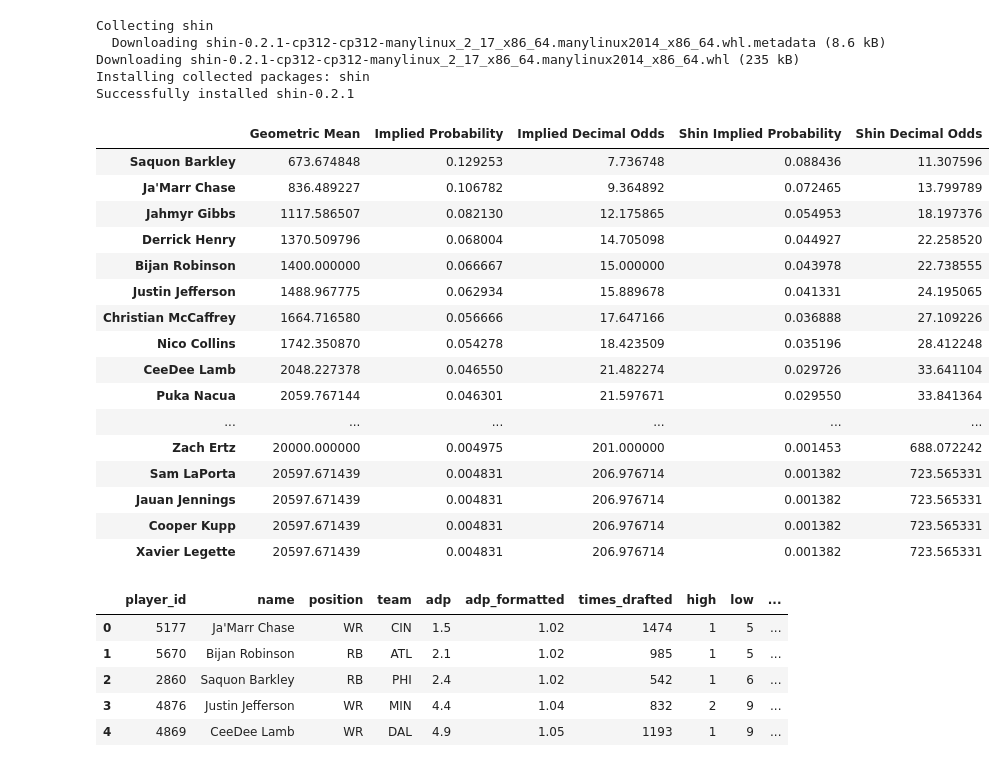
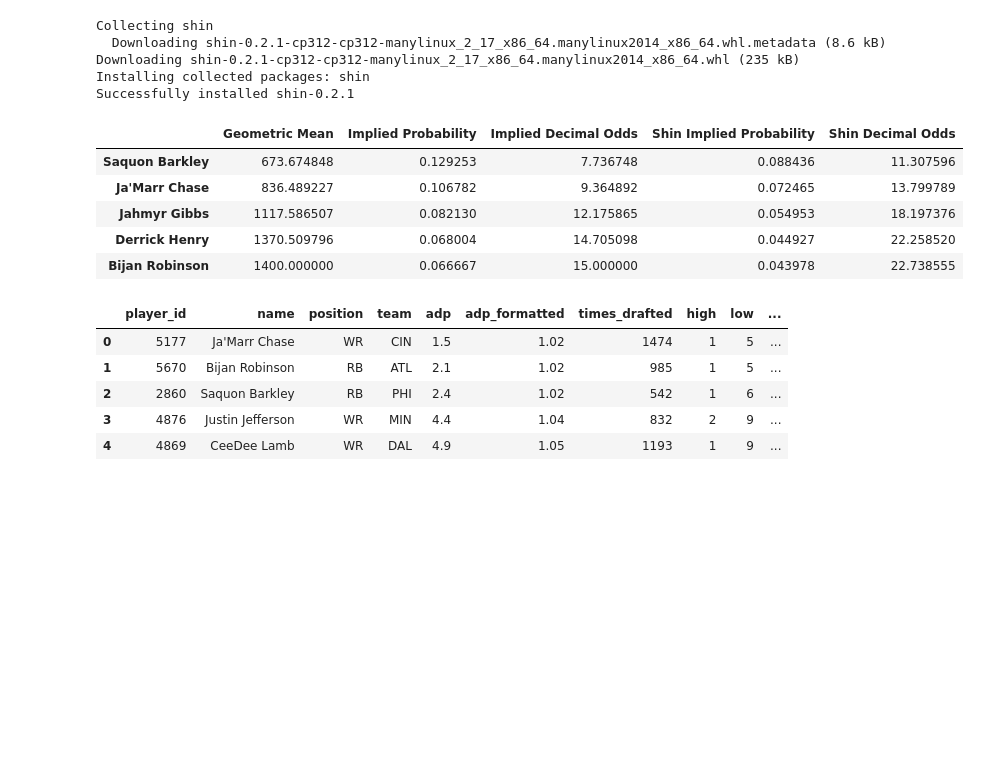
Before and after one commit to mtdiedrich/NFL-Fantasy-Projection, a Jupyter notebook: OPOY_Upside.ipynb, the cells around one changed output. Drawn from its saved outputs; the diff is of its cells as text; code cells hidden in the pictures; blank space fills up the shorter version.

```diff
--- a/OPOY_Upside.ipynb
+++ b/OPOY_Upside.ipynb
@@ -128,45 +102,32 @@ Successfully installed shin-0.2.1
 # %%
 #@title Adjust for vig using the Shin method
 
 shin_df = df[['Geometric Mean', 'Implied Probability']].copy()
 
 # assign an arbitary small probability for players without odds
 shin_df['Implied Probability'] = shin_df['Implied Probability'].fillna(.001)
 
 # the shin method requires decimal odds
 shin_df['Implied Decimal Odds'] = 1 / shin_df['Implied Probability']
 
 from shin import calculate_implied_probabilities
 
 shin_df['Shin Implied Probability'] = calculate_implied_probabilities(
     shin_df['Implied Decimal Odds'])
 
 
 shin_df['Shin Decimal Odds'] = 1 / shin_df['Shin Implied Probability']
 
 shin_df = shin_df.sort_values('Shin Implied Probability', ascending=False)
 
-pd.set_option('display.max_rows', 100)
-
-shin_df.head(100)
+shin_df.head()
 # %% [output]
 |  | Geometric Mean | Implied Probability | Implied Decimal Odds | Shin Implied Probability | Shin Decimal Odds |
 | Saquon Barkley | 673.674848 | 0.129253 | 7.736748 | 0.088436 | 11.307596 |
 | Ja'Marr Chase | 836.489227 | 0.106782 | 9.364892 | 0.072465 | 13.799789 |
 | Jahmyr Gibbs | 1117.586507 | 0.082130 | 12.175865 | 0.054953 | 18.197376 |
 | Derrick Henry | 1370.509796 | 0.068004 | 14.705098 | 0.044927 | 22.258520 |
 | Bijan Robinson | 1400.000000 | 0.066667 | 15.000000 | 0.043978 | 22.738555 |
-| Justin Jefferson | 1488.967775 | 0.062934 | 15.889678 | 0.041331 | 24.195065 |
-| Christian McCaffrey | 1664.716580 | 0.056666 | 17.647166 | 0.036888 | 27.109226 |
-| Nico Collins | 1742.350870 | 0.054278 | 18.423509 | 0.035196 | 28.412248 |
-| CeeDee Lamb | 2048.227378 | 0.046550 | 21.482274 | 0.029726 | 33.641104 |
-| Puka Nacua | 2059.767144 | 0.046301 | 21.597671 | 0.029550 | 33.841364 |
-| ... | ... | ... | ... | ... | ... |
-| Zach Ertz | 20000.000000 | 0.004975 | 201.000000 | 0.001453 | 688.072242 |
-| Sam LaPorta | 20597.671439 | 0.004831 | 206.976714 | 0.001382 | 723.565331 |
-| Jauan Jennings | 20597.671439 | 0.004831 | 206.976714 | 0.001382 | 723.565331 |
-| Cooper Kupp | 20597.671439 | 0.004831 | 206.976714 | 0.001382 | 723.565331 |
-| Xavier Legette | 20597.671439 | 0.004831 | 206.976714 | 0.001382 | 723.565331 |
 # %%
 #@title Get an ADP dataframe
 adp_url = 'https://fantasyfootballcalculator.com/api/v1/adp/ppr?teams=12&year=2025'
```
Also changed, not shown: parts of 6 cells of this notebook.
